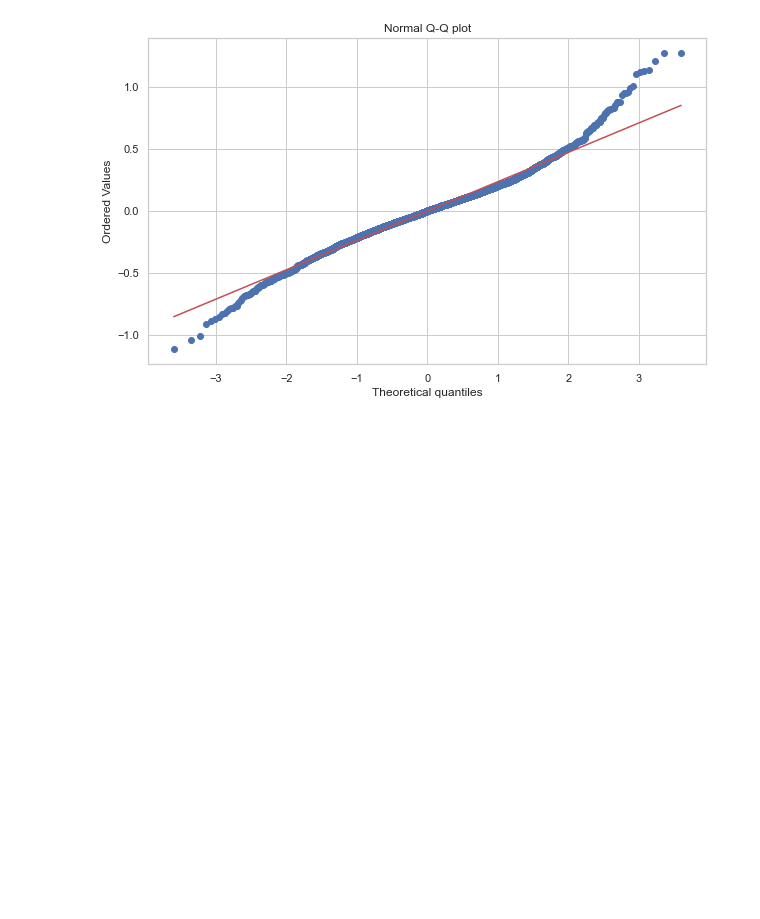
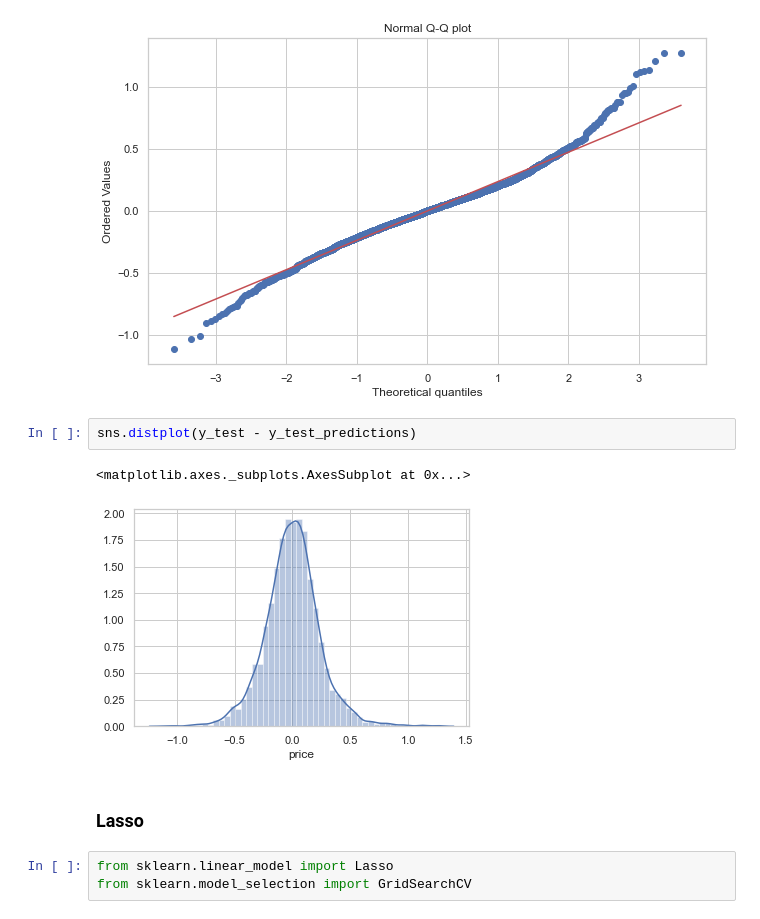
Before and after one commit to esharma3/king_county_house_price_prediction, a Jupyter notebook: kc_house_price_prediction.ipynb, the cells around one changed output. Cells and saved outputs as stored; diff of their text form; blank space fills up the shorter version.

Commit message:
added lasso

```diff
--- a/kc_house_price_prediction.ipynb
+++ b/kc_house_price_prediction.ipynb
@@ -570,3 +571,13 @@ plt.title("Normal Q-Q plot")
 # %% [output]
 Text(0.5, 1.0, 'Normal Q-Q plot')
 [figure]
+# %%
+sns.distplot(y_test - y_test_predictions)
+# %% [output]
+<matplotlib.axes._subplots.AxesSubplot at 0x...>
+[figure, added]
+# %% [markdown]
+### Lasso
+# %%
+from sklearn.linear_model import Lasso
+from sklearn.model_selection import GridSearchCV
```
Also changed, not shown: parts of 9 cells of this notebook.
